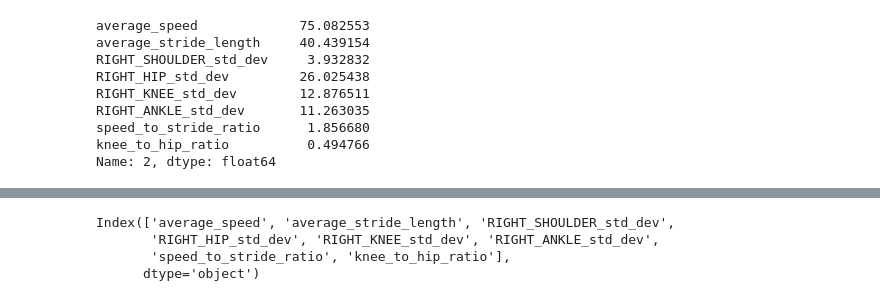
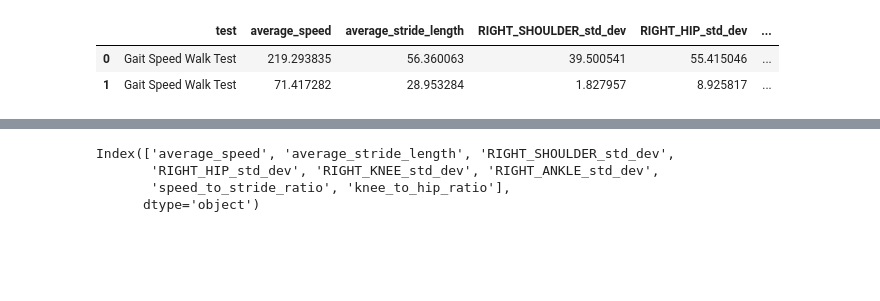
Before and after one commit to brennanleez-coder/opencv-healthcare, a Jupyter notebook: algorithms/GSWT_ml/ml.ipynb, the cells around one changed output, grey strips where cells are left out. Saved outputs shown, nothing was run; the diff lists cells and outputs as text; code cells hidden in the pictures; blank space fills up the shorter version.

```diff
--- a/algorithms/GSWT_ml/ml.ipynb
+++ b/algorithms/GSWT_ml/ml.ipynb
@@ -44,36 +8,43 @@ print(outliers)
+# %%
+# Load CSV file
+from scipy import stats
+
+df = pd.read_csv('GWST_final_results.csv')
+df
+
+
+
+df.loc[0, 'frailty_score'] = 1
+df.loc[1, 'frailty_score'] = 100
+df
+
+# testing input
+# [[236.67437496  61.64381861  40.87442362  35.8396329   52.19643271
+#    35.90027247   3.83938536   1.4563886 ]]
+testing_input_low = [[236.67437496,61.64381861,40.87442362,35.8396329, 52.19643271
+, 35.90027247, 3.83938536, 1.4563886 ]]
+testing_input_high = [[71.41728169,28.95328405,1.82795697,8.92581728,5.37661073,19.6955194
+, 2.46663838,0.60236621]]
 # %%
 # drop all columns with headers that contain 'circular_mean' or 'circular_std' or 'mean_magnitude'
 df = df[df.columns.drop(list(df.filter(regex='circular_mean')))]
 df = df[df.columns.drop(list(df.filter(regex='circular_std')))]
 df = df[df.columns.drop(list(df.filter(regex='mean_magnitude')))]
 relevant_keypoints = ["RIGHT_ANKLE", "RIGHT_KNEE", "RIGHT_HIP", "RIGHT_SHOULDER"]
 # drop all non relevant keypoints
 df = df[df.columns.drop(list(df.filter(regex='LEFT')))]
 df = df[df.columns.drop(list(df.filter(regex='NOSE')))]
 df = df[df.columns.drop(list(df.filter(regex='TOE')))]
 
 
 # drop distance_walked
 df = df.drop(columns=['distance_walked'])
 df = df.drop(columns=['elapsed_time'])
 
 df.sort_values(by=['frailty_score'], inplace=True)
 df
-
-testing_input = df.iloc[2]
-testing_input = testing_input.drop(labels=['frailty_score'])
-testing_input['speed_to_stride_ratio'] = testing_input['average_speed'] / testing_input['average_stride_length']
-# Knee to hip ratio
-testing_input['knee_to_hip_ratio'] = testing_input['RIGHT_KNEE_std_dev'] / testing_input['RIGHT_HIP_std_dev']
-print(testing_input)
 # %% [output]
-average_speed             75.082553
-average_stride_length     40.439154
-RIGHT_SHOULDER_std_dev     3.932832
-RIGHT_HIP_std_dev         26.025438
-RIGHT_KNEE_std_dev        12.876511
-RIGHT_ANKLE_std_dev       11.263035
-speed_to_stride_ratio      1.856680
-knee_to_hip_ratio          0.494766
-Name: 2, dtype: float64
+|  | test | average_speed | average_stride_length | RIGHT_SHOULDER_std_dev | RIGHT_HIP_std_dev | ... |
+| 0 | Gait Speed Walk Test | 219.293835 | 56.360063 | 39.500541 | 55.415046 | ... |
+| 1 | Gait Speed Walk Test | 71.417282 | 28.953284 | 1.827957 | 8.925817 | ... |
 # %%
```
Also changed, not shown: parts of 11 cells of this notebook, 27 other files.
